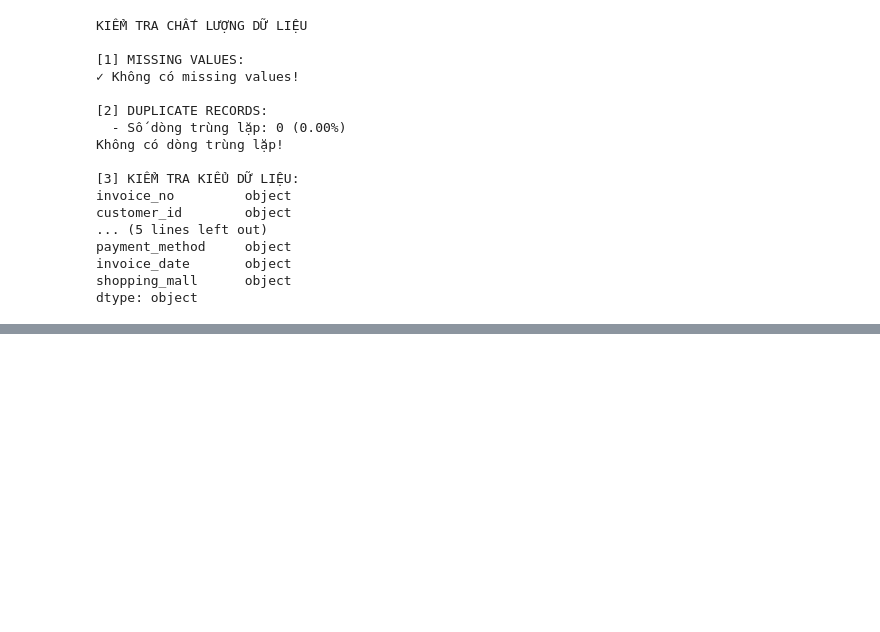
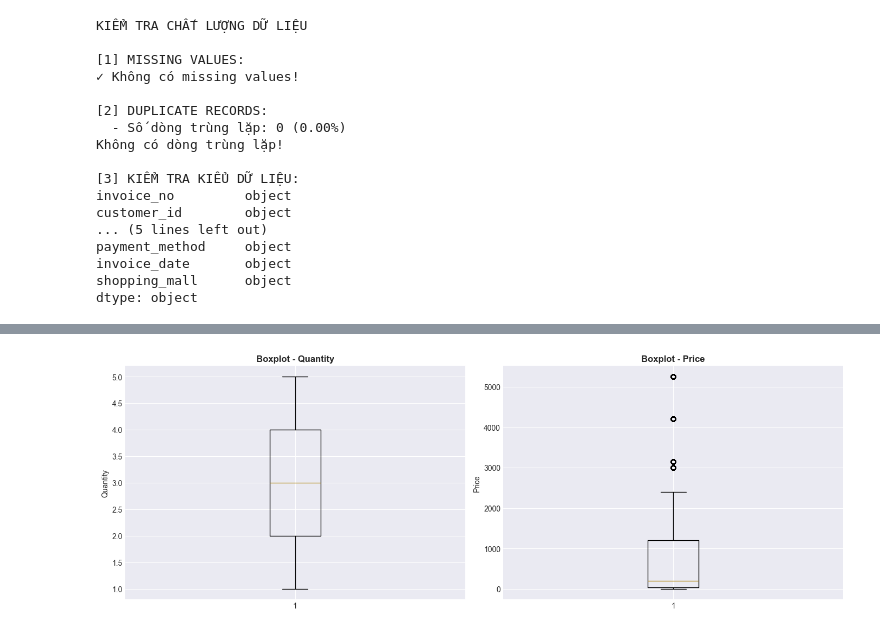
Before and after one commit to Satodayyy/KPDL.BaoCao, a Jupyter notebook: 01_data_preprocessing/data_preprocessing.ipynb, the cells around one changed output, grey strips where cells are left out. Saved outputs shown, nothing was run; the diff lists cells and outputs as text; code cells hidden in the pictures; blank space fills up the shorter version.

Commit message:
da lam sach du lieu, anh bieu do duoc luu vao thu muc figures

```diff
--- a/01_data_preprocessing/data_preprocessing.ipynb
+++ b/01_data_preprocessing/data_preprocessing.ipynb
@@ -122,0 +125,81 @@ dtype: object
+# %%
+print("LÀM SẠCH DỮ LIỆU")
+
+
+# Tạo bản sao để xử lý
+df_clean = df.copy()
+
+# 4.1 Xử lý Missing Values
+print("\n[1] XỬ LÝ MISSING VALUES:")
+# Chiến lược:
+# - Numeric: fill với median
+# - Categorical: fill với mode hoặc 'Unknown'
+for col in df_clean.columns:
+    if df_clean[col].isnull().sum() > 0:
+        if df_clean[col].dtype in ['int64', 'float64']:
+            df_clean[col].fillna(df_clean[col].median(), inplace=True)
+            print(f"   {col}: điền median")
+        else:
+            df_clean[col].fillna(df_clean[col].mode()[0], inplace=True)
+            print(f"   {col}: điền mode")
+
+# 4.2 Xử lý Duplicates
+print("\n[2] XỬ LÝ DUPLICATES:")
+before_dup = len(df_clean)
+df_clean = df_clean.drop_duplicates()
+after_dup = len(df_clean)
+print(f"Đã xóa {before_dup - after_dup:,} dòng trùng lặp")
+
+# 4.3 Chuyển đổi Data Types
+print("\n[3] CHUYỂN ĐỔI DATA TYPES:")
+# Convert invoice_date to datetime
+if 'invoice_date' in df_clean.columns:
+    df_clean['invoice_date'] = pd.to_datetime(df_clean['invoice_date'], format='%d/%m/%Y')
+    print("invoice_date → datetime")
+
+# 4.4 Xử lý Outliers (cho quantity và price)
+print("\n[4] XỬ LÝ OUTLIERS:")
+
+def detect_outliers_iqr(data, column):
+    """Phát hiện outliers bằng IQR method"""
+    Q1 = data[column].quantile(0.25)
+    Q3 = data[column].quantile(0.75)
+    IQR = Q3 - Q1
+    lower_bound = Q1 - 1.5 * IQR
+    upper_bound = Q3 + 1.5 * IQR
+    outliers = data[(data[column] < lower_bound) | (data[column] > upper_bound)]
+    return outliers, lower_bound, upper_bound
+
+# Phát hiện outliers cho quantity
+if 'quantity' in df_clean.columns:
+    outliers_qty, lb_qty, ub_qty = detect_outliers_iqr(df_clean, 'quantity')
+    print(f"  - quantity: {len(outliers_qty):,} outliers ({len(outliers_qty)/len(df_clean)*100:.2f}%)")
+    print(f"    Range hợp lệ: [{lb_qty:.2f}, {ub_qty:.2f}]")
+
+# Phát hiện outliers cho price
+if 'price' in df_clean.columns:
+    outliers_price, lb_price, ub_price = detect_outliers_iqr(df_clean, 'price')
+    print(f"  - price: {len(outliers_price):,} outliers ({len(outliers_price)/len(df_clean)*100:.2f}%)")
+    print(f"    Range hợp lệ: [{lb_price:.2f}, {ub_price:.2f}]")
+
+# Visualize outliers
+fig, axes = plt.subplots(1, 2, figsize=(14, 5))
+
+if 'quantity' in df_clean.columns:
+    axes[0].boxplot(df_clean['quantity'], vert=True)
+    axes[0].set_title('Boxplot - Quantity', fontsize=12, fontweight='bold')
+    axes[0].set_ylabel('Quantity')
+
+if 'price' in df_clean.columns:
+    axes[1].boxplot(df_clean['price'], vert=True)
+    axes[1].set_title('Boxplot - Price', fontsize=12, fontweight='bold')
+    axes[1].set_ylabel('Price')
+
+plt.tight_layout()
+plt.savefig('figures/02_outliers_detection.png', dpi=300, bbox_inches='tight')
+plt.show()
+print("\n Đã lưu biểu đồ: figures/02_outliers_detection.png")
+
+# Quyết định: Giữ outliers nhưng ghi nhận (vì có thể là giao dịch hợp lệ)
+print("\n Quyết định: Giữ outliers (có thể là bulk purchases hợp lệ)")
+# %% [output]
@@ -122,0 +221 @@ dtype: object
+[figure, added]
```
Also changed, not shown: parts of 2 cells of this notebook, 1 other file.
